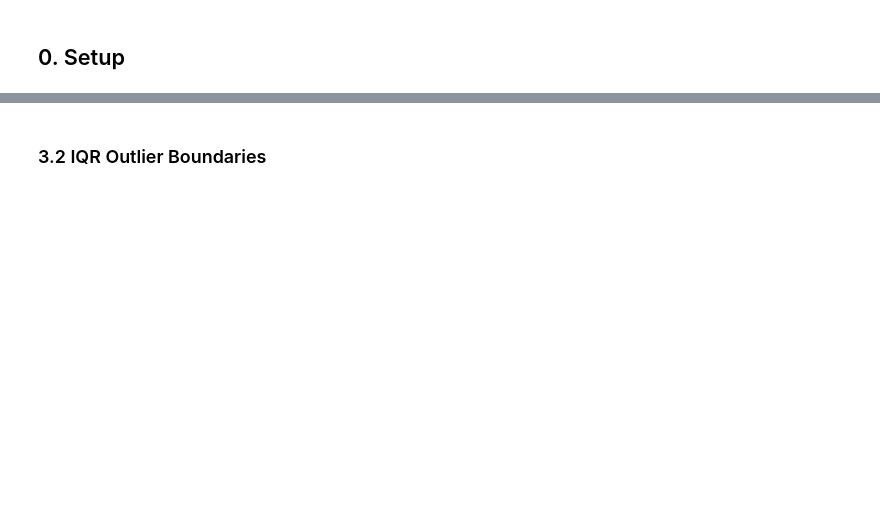
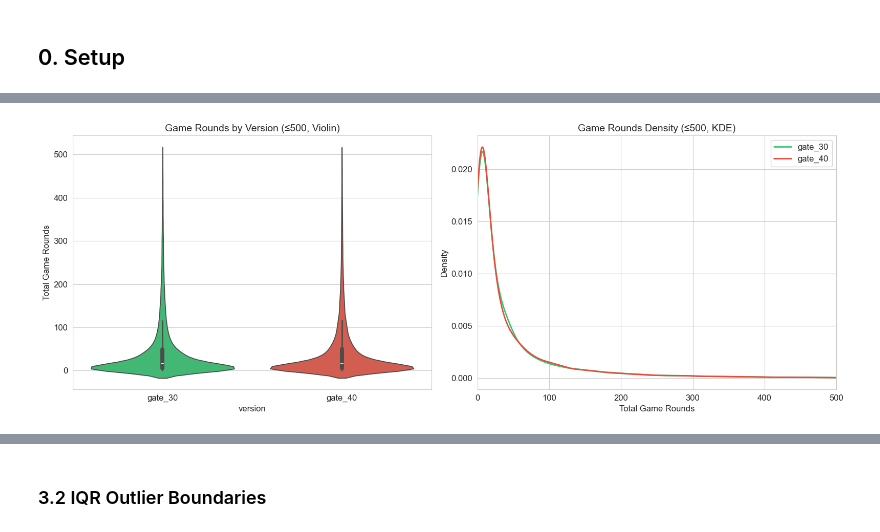
Before and after one commit to soufatarek/Data-Science, a Jupyter notebook: notebooks/04_eda_visualizations.ipynb, the cells around one changed output, grey strips where cells are left out. Saved outputs shown, nothing was run; the diff lists cells and outputs as text; code cells hidden in the pictures; blank space fills up the shorter version.

```diff
--- a/notebooks/04_eda_visualizations.ipynb
+++ b/notebooks/04_eda_visualizations.ipynb
@@ -25,3 +214,27 @@ import sys, os, warningswarnings.filterwarnings('ignore')sys.path.insert(0, os.p
 # %%
-# ── Plot 5: Game Rounds by Version (Violin + Box) ────────────────fig, axes = plt.subplots(1, 2, figsize=(16, 6))# Violin plot (capped at 500 for visibility)df_capped = df_raw[df_raw['sum_gamerounds'] <= 500]sns.violinplot(data=df_capped, x='version', y='sum_gamerounds',               palette=['#2ecc71', '#e74c3c'], ax=axes[0])axes[0].set_title('Game Rounds by Version (≤500, Violin)')axes[0].set_ylabel('Total Game Rounds')# KDE overlayfor version, color in zip(['gate_30', 'gate_40'], ['#2ecc71', '#e74c3c']):    subset = df_capped[df_capped['version'] == version]['sum_gamerounds']    subset.plot.kde(ax=axes[1], label=version, color=color, linewidth=2)axes[1].set_title('Game Rounds Density (≤500, KDE)')axes[1].set_xlabel('Total Game Rounds')axes[1].set_ylabel('Density')axes[1].legend()axes[1].set_xlim(0, 500)plt.tight_layout()plt.savefig('../reports/figures/eda_05_rounds_by_version.png', dpi=150, bbox_inches='tight')plt.show()
+# ── Plot 5: Game Rounds by Version (Violin + Box) ────────────────
+fig, axes = plt.subplots(1, 2, figsize=(16, 6))
+
+# Violin plot (capped at 500 for visibility)
+df_capped = df_raw[df_raw['sum_gamerounds'] <= 500]
+sns.violinplot(data=df_capped, x='version', y='sum_gamerounds',
+               palette=['#2ecc71', '#e74c3c'], ax=axes[0])
+axes[0].set_title('Game Rounds by Version (≤500, Violin)')
+axes[0].set_ylabel('Total Game Rounds')
+
+# KDE overlay
+for version, color in zip(['gate_30', 'gate_40'], ['#2ecc71', '#e74c3c']):
+    subset = df_capped[df_capped['version'] == version]['sum_gamerounds']
+    subset.plot.kde(ax=axes[1], label=version, color=color, linewidth=2)
+axes[1].set_title('Game Rounds Density (≤500, KDE)')
+axes[1].set_xlabel('Total Game Rounds')
+axes[1].set_ylabel('Density')
+axes[1].legend()
+axes[1].set_xlim(0, 500)
+
+plt.tight_layout()
+plt.savefig('../reports/figures/eda_05_rounds_by_version.png', dpi=150, bbox_inches='tight')
+plt.show()
+# %% [output]
+[figure, added]
 # %% [markdown]
```
Also changed, not shown: parts of 19 cells of this notebook, 30 other files.
